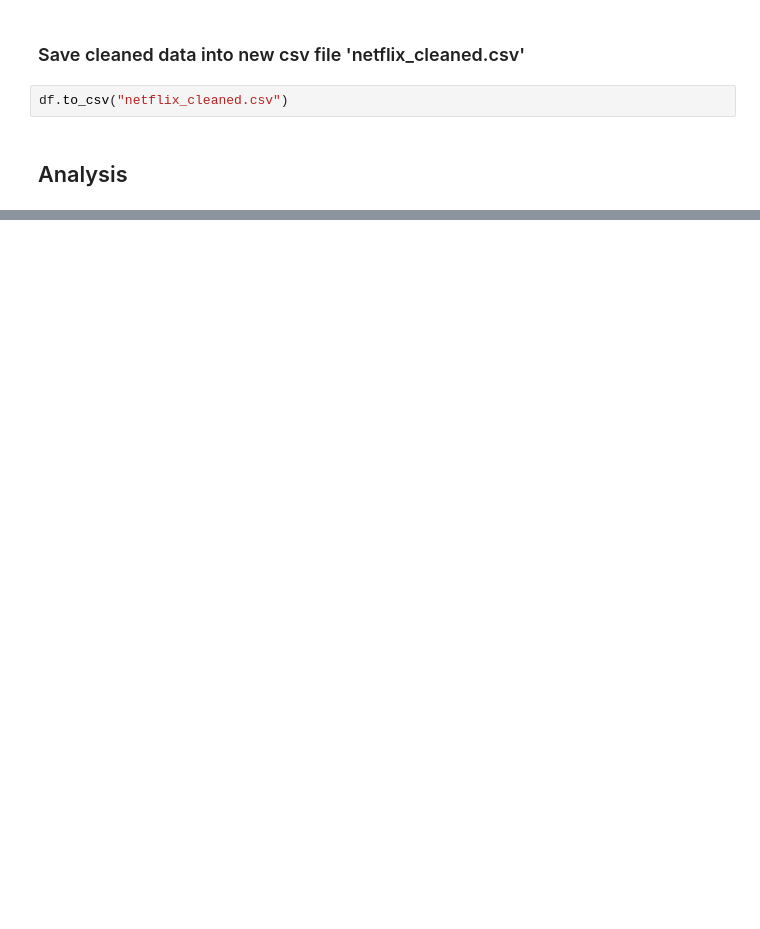
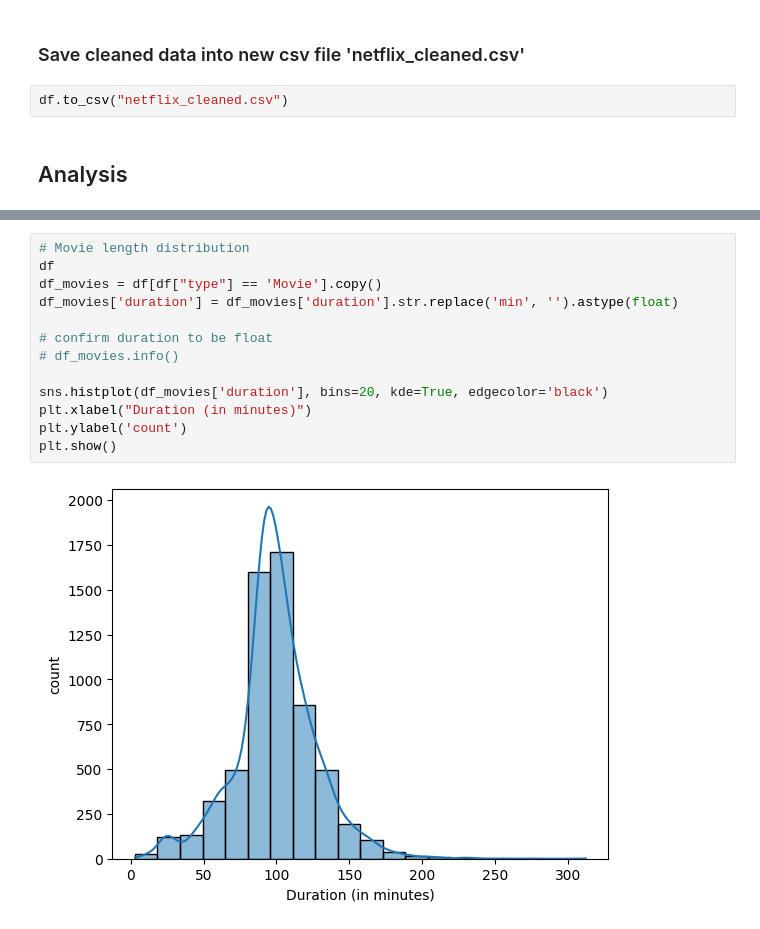
Before and after one commit to nikhilgusain/Netflix-ratings-analysis, a Jupyter notebook: analysis.ipynb, the cells around one changed output, grey strips where cells are left out. Saved outputs shown, nothing was run; the diff lists cells and outputs as text; blank space fills up the shorter version.

```diff
--- a/analysis.ipynb
+++ b/analysis.ipynb
@@ -204,0 +310,15 @@ df.head(1)
+# %%
+# Movie length distribution
+df
+df_movies = df[df["type"] == 'Movie'].copy()
+df_movies['duration'] = df_movies['duration'].str.replace('min', '').astype(float)
+
+# confirm duration to be float
+# df_movies.info()
+
+sns.histplot(df_movies['duration'], bins=20, kde=True, edgecolor='black')
+plt.xlabel("Duration (in minutes)")
+plt.ylabel('count')
+plt.show()
+# %% [output]
+[figure, added]
```
Also changed, not shown: parts of 14 cells of this notebook, 3 other files.
